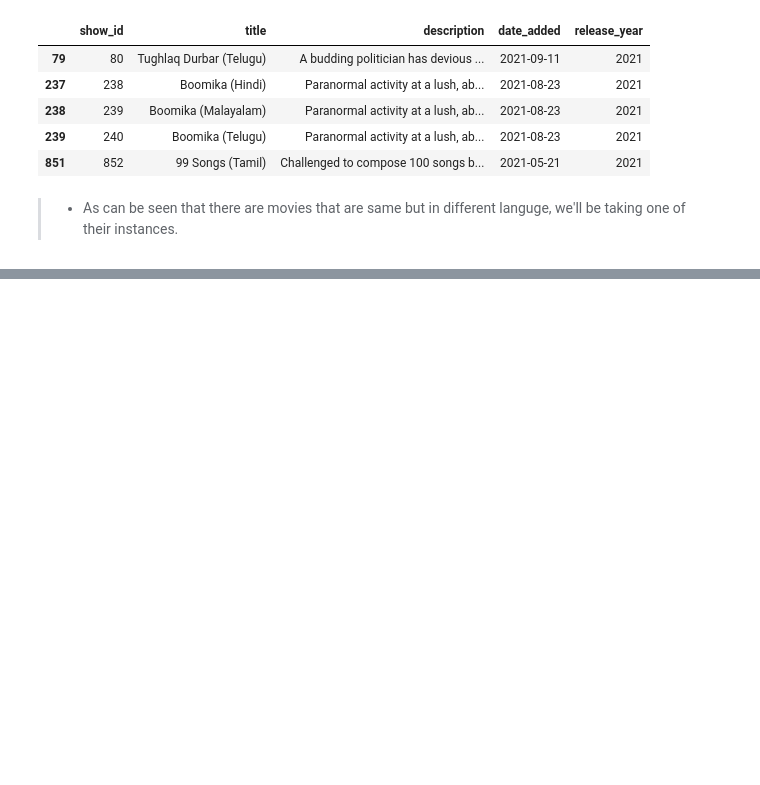
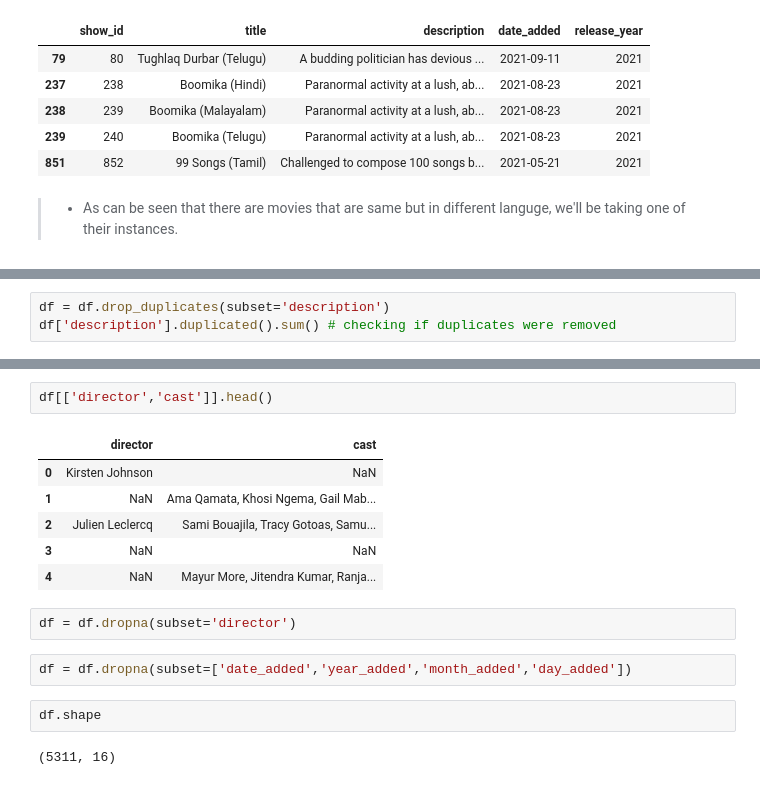
Before and after one commit to Ghazi-work/Python-Pandas, a Jupyter notebook: Kaggle_NetflixDatasetEDA.ipynb, the cells around one changed output, grey strips where cells are left out. Cells and saved outputs as stored; diff of their text form; blank space fills up the shorter version.

```diff
--- a/Kaggle_NetflixDatasetEDA.ipynb
+++ b/Kaggle_NetflixDatasetEDA.ipynb
@@ -427,0 +430,3 @@ df[['show_id','title','description','date_added','release_year']].loc[df['descri
+# %%
+df = df.drop_duplicates(subset='description')
+df['description'].duplicated().sum() # checking if duplicates were removed
@@ -427,0 +457,17 @@ df[['show_id','title','description','date_added','release_year']].loc[df['descri
+# %%
+df[['director','cast']].head()
+# %% [output]
+|  | director | cast |
+| 0 | Kirsten Johnson | NaN |
+| 1 | NaN | Ama Qamata, Khosi Ngema, Gail Mab... |
+| 2 | Julien Leclercq | Sami Bouajila, Tracy Gotoas, Samu... |
+| 3 | NaN | NaN |
+| 4 | NaN | Mayur More, Jitendra Kumar, Ranja... |
+# %%
+df = df.dropna(subset='director')
+# %%
+df = df.dropna(subset=['date_added','year_added','month_added','day_added'])
+# %%
+df.shape
+# %% [output]
+(5311, 16)
```
Also changed, not shown: parts of 7 cells of this notebook.
